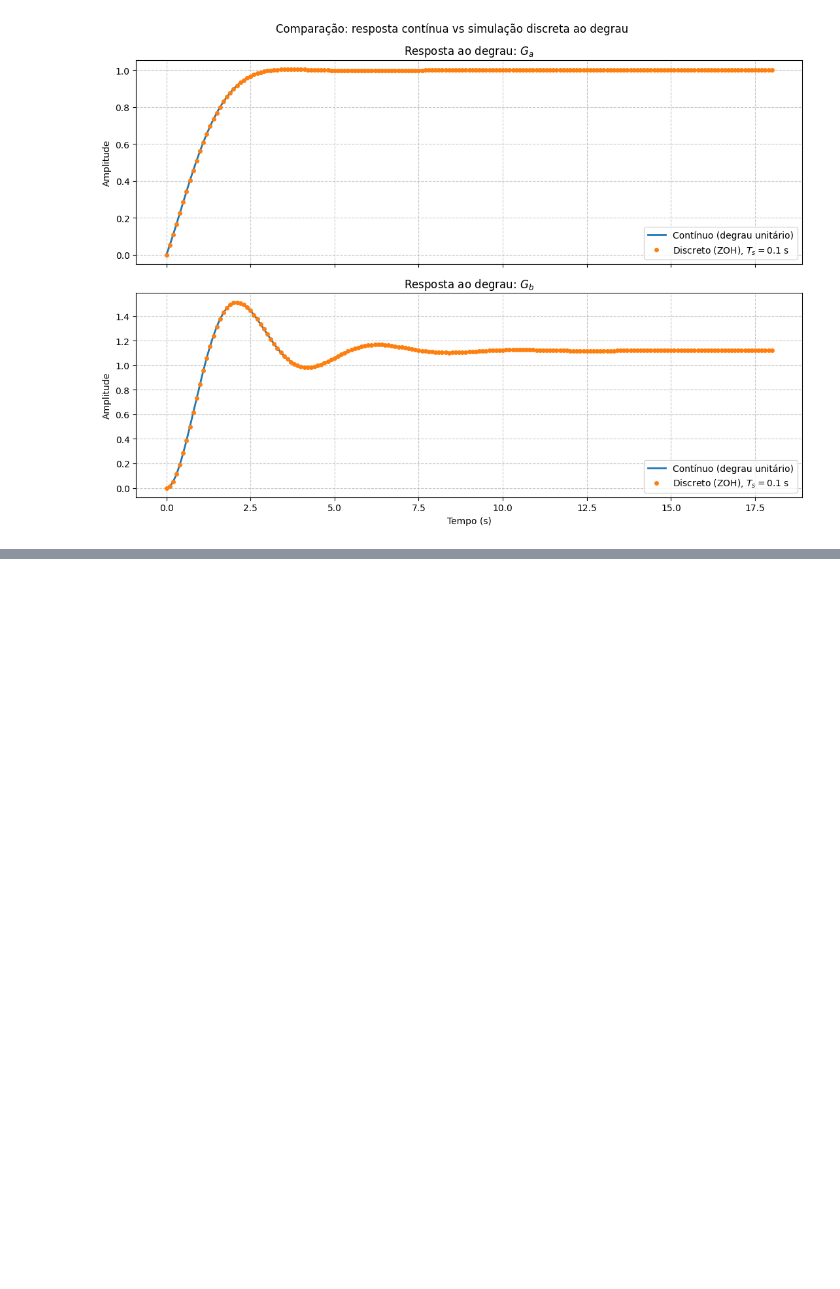
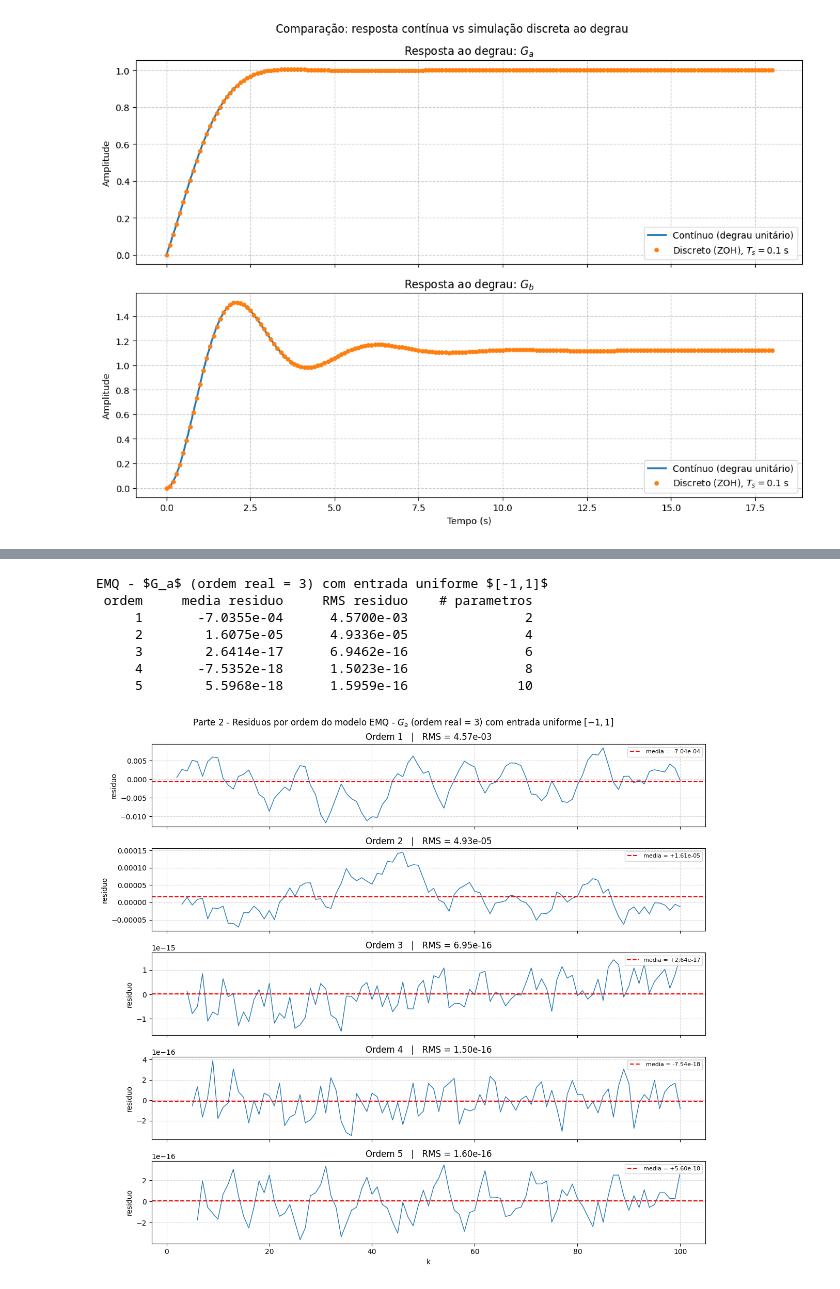
Before and after one commit to alexbatista/Introduction-to-idenfication-of-dynamic-sistems, a Jupyter notebook: Chapter5_book/roteiro_laboratorio_2.ipynb, the cells around one changed output, grey strips where cells are left out. Cells and saved outputs as stored; diff of their text form; code cells hidden in the pictures; blank space fills up the shorter version.

```diff
--- a/Chapter5_book/roteiro_laboratorio_2.ipynb
+++ b/Chapter5_book/roteiro_laboratorio_2.ipynb
@@ -198,0 +282,66 @@ plt.show()
+# %%
+# ============================================================
+# Parte 2 - EMQ para modelos de ordem 1 a 5 (residuos + valor medio)
+# ============================================================
+# Modelo ARX de ordem n:
+#   y[k] = a1 y[k-1] + ... + an y[k-n] + b1 u[k-1] + ... + bn u[k-n]
+# Monta Phi (regressor) com as n amostras anteriores e resolve theta por lstsq.
+
+def build_regressor(y, u, n):
+    """Monta Phi (N-n, 2n) e Y (N-n,) para regressao ARX de ordem n."""
+    N = len(y)
+    Phi = np.zeros((N - n, 2 * n))
+    Y = np.zeros(N - n)
+    for k in range(n, N):
+        linha = [y[k - i] for i in range(1, n + 1)] + [u[k - j] for j in range(1, n + 1)]
+        Phi[k - n] = linha
+        Y[k - n] = y[k]
+    return Phi, Y
+
+
+def lse_fit(y, u, n):
+    """Estimador de Minimos Quadrados: theta = (Phi^T Phi)^-1 Phi^T Y."""
+    Phi, Y = build_regressor(y, u, n)
+    theta, *_ = np.linalg.lstsq(Phi, Y, rcond=None)
+    y_hat = Phi @ theta
+    res = Y - y_hat                        # residuo = y - y_chapeu
+    return theta, res, y_hat
+
+
+# Identificacao usando a saida de G_a com entrada uniforme (entrada persistente)
+y_id = y_a_unif
+u_id = u_unif
+nome = r"$G_a$ (ordem real = 3) com entrada uniforme $[-1,1]$"
+
+ordens = range(1, 6)
+fig, axes = plt.subplots(len(ordens), 1, figsize=(12, 11), sharex=True)
+
+print(f"EMQ - {nome}")
+print(f"{'ordem':>6}{'media residuo':>18}{'RMS residuo':>16}{'# parametros':>16}")
+for ax, n in zip(axes, ordens):
+    theta, res, _ = lse_fit(y_id, u_id, n)
+    media = res.mean()
+    rms = np.sqrt((res ** 2).mean())
+    k_res = np.arange(n + 1, N + 1)        # residuo comeca em k = n+1
+    ax.plot(k_res, res, linewidth=1, color="C0")
+    ax.axhline(media, color="red", linestyle="--",
+               label=f"media = {media:+.2e}")
+    ax.set_title(f"Ordem {n}   |   RMS = {rms:.2e}")
+    ax.set_ylabel("residuo")
+    ax.legend(loc="upper right", fontsize=8)
+    ax.grid(True, linestyle="--", alpha=0.5)
+    print(f"{n:>6d}{media:>18.4e}{rms:>16.4e}{2*n:>16d}")
+
+axes[-1].set_xlabel("k")
+fig.suptitle(f"Parte 2 - Residuos por ordem do modelo EMQ - {nome}")
+fig.tight_layout()
+plt.show()
+# %% [output]
+EMQ - $G_a$ (ordem real = 3) com entrada uniforme $[-1,1]$
+ ordem     media residuo     RMS residuo    # parametros
+     1       -7.0355e-04      4.5700e-03               2
+     2        1.6075e-05      4.9336e-05               4
+     3        2.6414e-17      6.9462e-16               6
+     4       -7.5352e-18      1.5023e-16               8
+     5        5.5968e-18      1.5959e-16              10
+[figure, added]
```
Also changed, not shown: parts of 4 cells of this notebook, 2 other files.
